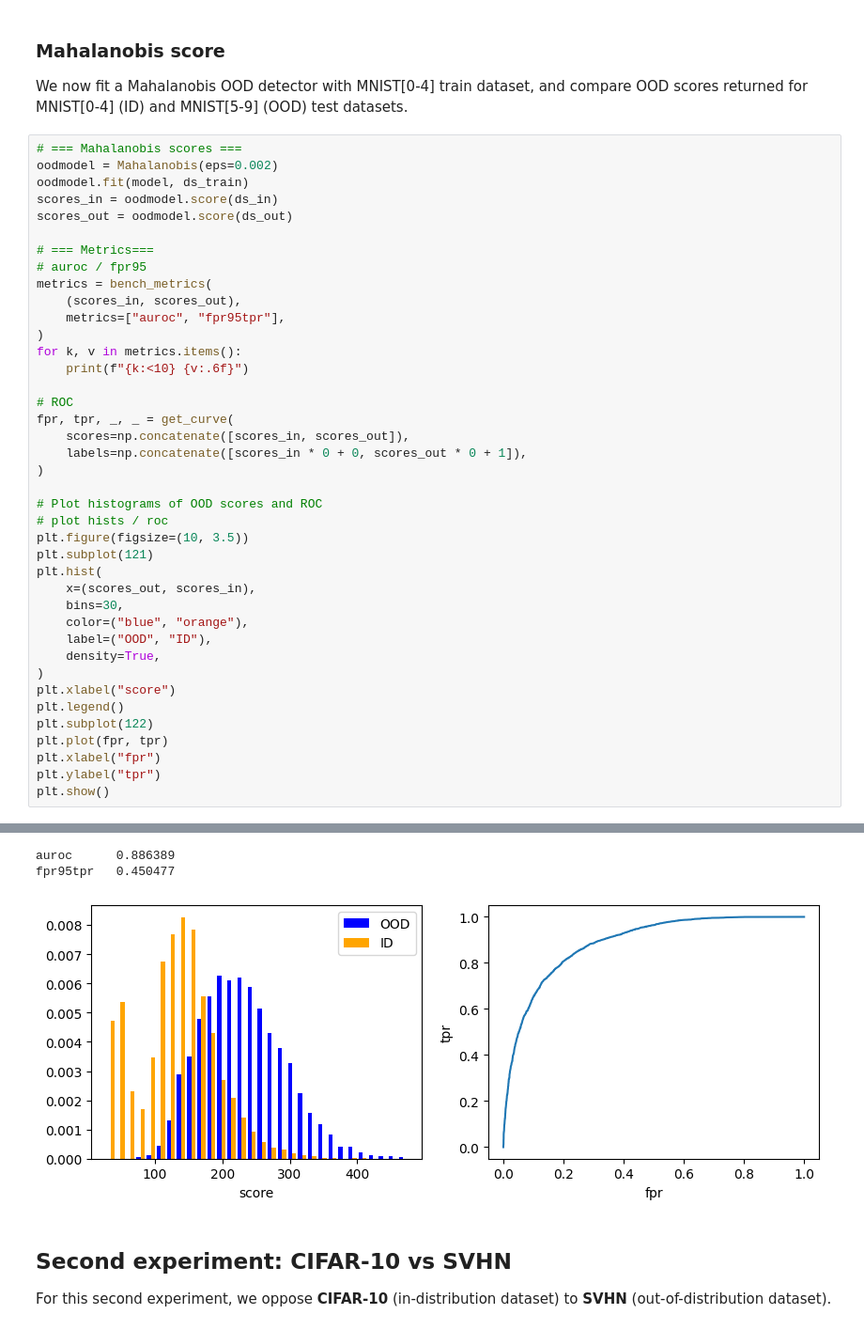
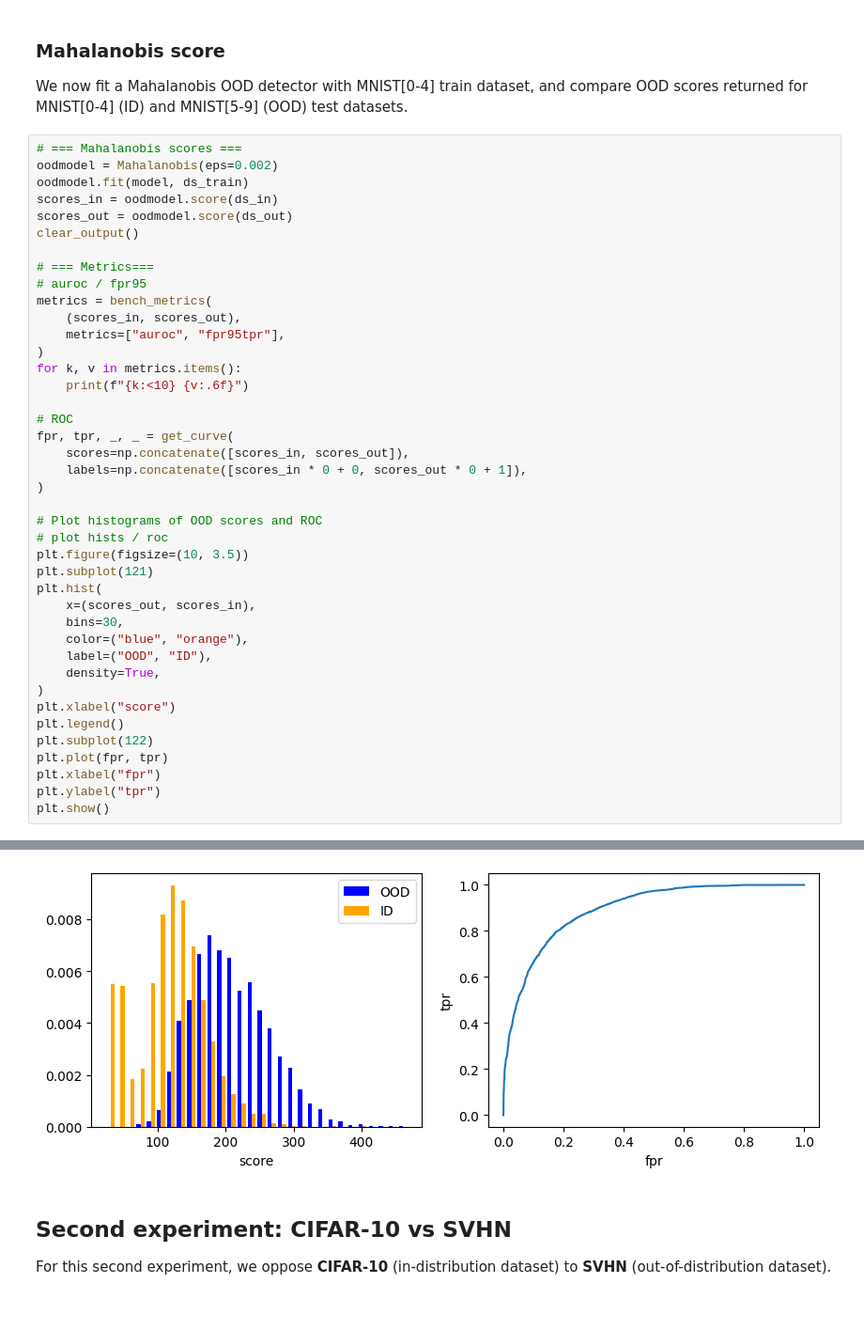
Before and after one commit to deel-ai/oodeel, a Jupyter notebook: docs/notebooks/tensorflow/demo_mahalanobis_tf.ipynb, the cells around one changed output, grey strips where cells are left out. Shown: that part at 94% size. Saved outputs shown, nothing was run; the diff lists cells and outputs as text.

Commit message:
docs: clean outputs for tf noteboooks

```diff
--- a/docs/notebooks/tensorflow/demo_mahalanobis_tf.ipynb
+++ b/docs/notebooks/tensorflow/demo_mahalanobis_tf.ipynb
@@ -124,6 +121,7 @@ oodmodel = Mahalanobis(eps=0.002)
 oodmodel.fit(model, ds_train)
 scores_in = oodmodel.score(ds_in)
 scores_out = oodmodel.score(ds_out)
+clear_output()
 
 # === Metrics===
 # auroc / fpr95
@@ -168,6 +162,4 @@ WARNING:tensorflow:6 out of the last 6 calls to <function TFOperator.gradient at
-auroc      0.886389
-fpr95tpr   0.450477
-[figure, old version]
+[figure, new version]
 # %% [markdown]
 ## Second experiment: CIFAR-10 vs SVHN
 
```
Also changed, not shown: parts of 6 cells of this notebook, 5 other files.
